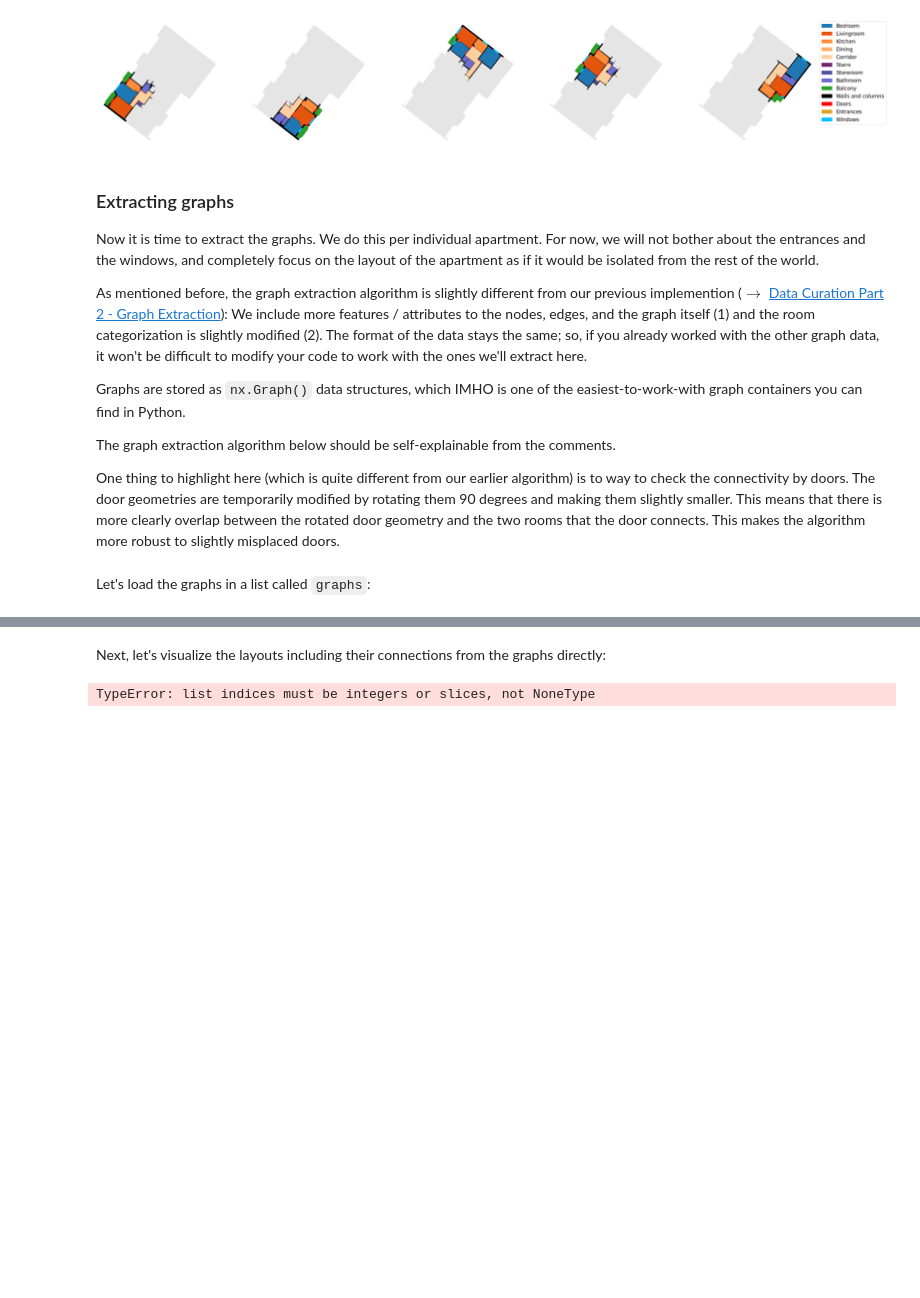
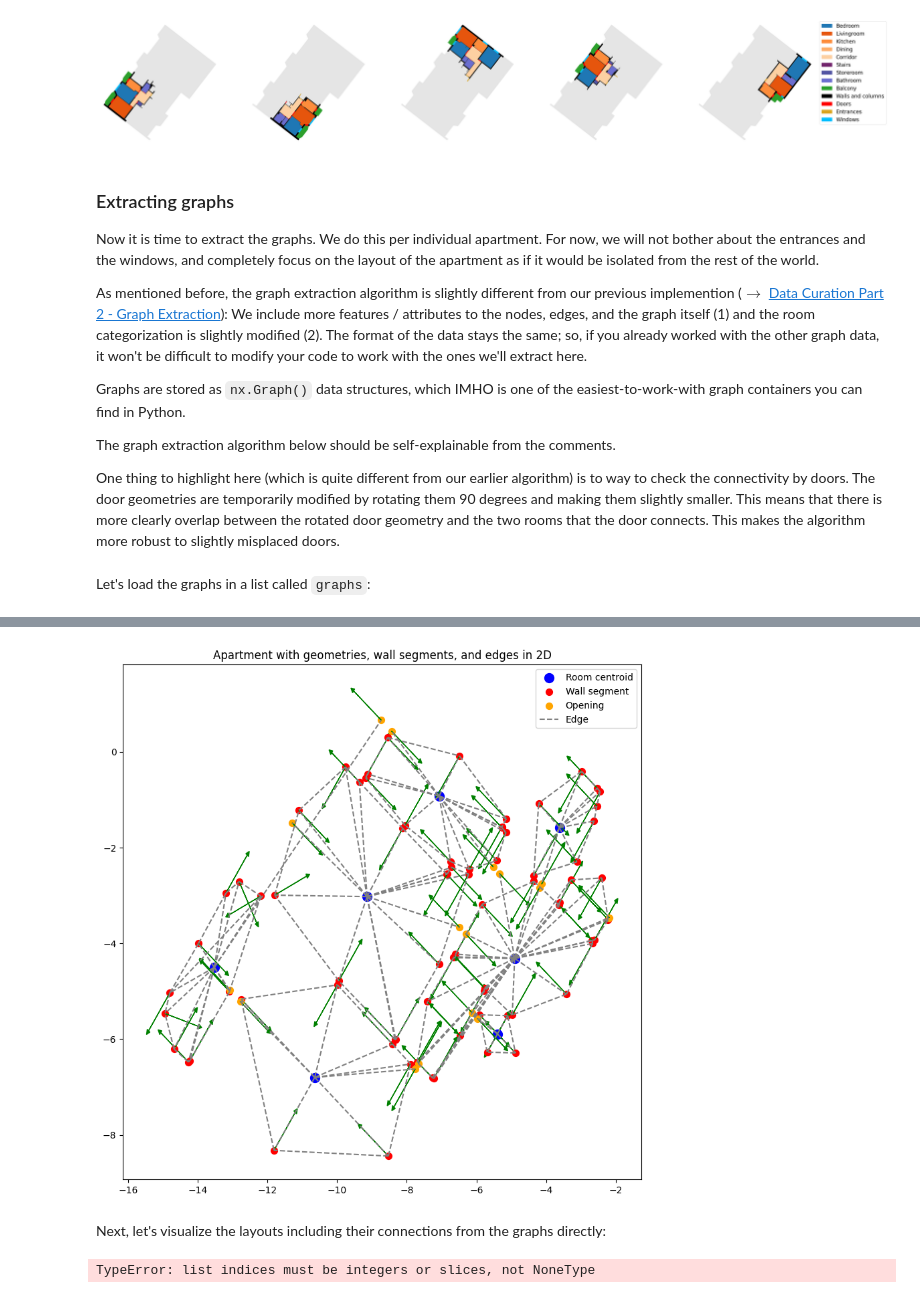
Before and after one commit to snt-arg/msd, a Jupyter notebook: NB - Data Curation 2.1 - Graph Extraction Apartment Level.ipynb, the cells around one changed output, grey strips where cells are left out. Drawn from its saved outputs; the diff is of its cells as text; code cells hidden in the pictures; blank space fills up the shorter version.

```diff
--- a/NB - Data Curation 2.1 - Graph Extraction Apartment Level.ipynb
+++ b/NB - Data Curation 2.1 - Graph Extraction Apartment Level.ipynb
@@ -257,7 +276,7 @@ fig, axs = plt.subplots(1, nc, figsize=(fs*nc, fs))
 axs = axs.flatten()
 
 # Loop through apartments
-for ax, (geoms, cats) in zip(axs, apartments):
+for ax, (geoms, cats, elevations, heights) in zip(axs, apartments):
 
     # Set axis
     ax.set_aspect('equal')
@@ -306,7 +325,7 @@ fig, axs = plt.subplots(1, nc, figsize=(fs*nc, fs))
 axs = axs.flatten()
 
 # Loop through apartments
-for ax, (geoms, cats) in zip(axs, apartments):
+for ax, (geoms, cats, elevations, heights) in zip(axs, apartments):
 
     # Set axis
     ax.set_aspect('equal')
@@ -574,8 +527,0 @@ Ultimo nodo aggiunto: 56
-# %%
-# stampa in maniera leggibile i nodi
-for n, d in agraphs[0].nodes(data=True):
-    print(n, d)
-
-    # stampa in maniera leggibile i nodi
-for n, d in graphs[0].nodes(data=True):
-    print(n, d)
@@ -599,0 +555,4 @@ for n, d in graphs[0].nodes(data=True):
+# %%
+n = np.array([0, 1])
+r = np.append(n, 0)
+print(r)
@@ -600,3 +561,79 @@ for n, d in graphs[0].nodes(data=True):
+# %%
+def plot_room_graph(apartment, G, plot_normals=False):
+    """
+    Visualizes all geometries in the apartment, their wall segments, and graph edges in 2D.
+
+    Parameters:
+    apartment (pd.DataFrame): DataFrame with room geometries.
+    G (nx.Graph): Graph with nodes ('type', 'center', 'normal') and edges.
+    plot_normals (bool): If True, plots wall segment normals.
+
+    Returns:
+    None: Displays the plot.
+    """
+    fig, ax = plt.subplots(1, 1, figsize=(10, 10))
+
+    # Draw all room polygons
+    for idx, row in apartment.iterrows():
+        room_polygon = Polygon(row['geom'].exterior.coords)
+        x, y = room_polygon.exterior.xy
+        ax.plot(x, y, color='black', label='Room polygon' if idx == 0 else "")
+
+    # Draw the room centroids
+    room_nodes = [n for n, d in G.nodes(data=True) if d['type'] == 'room']
+    for idx, room_node in enumerate(room_nodes):
+        room_data = G.nodes[room_node]
+        ax.scatter(room_data['center'][0], room_data['center'][1], color='blue', s=100, label='Room centroid' if idx == 0 else "")
+
+    # Draw the wall segments and their normals
+    wall_nodes = [n for n, d in G.nodes(data=True) if d['type'] == 'ws']
+    for idx, wn in enumerate(wall_nodes):
+        wall_data = G.nodes[wn]
+        ax.scatter(wall_data['center'][0], wall_data['center'][1], color='red', s=50, label='Wall segment' if idx == 0 else "")
+        if plot_normals:
+            ax.arrow(wall_data['center'][0], wall_data['center'][1],
+                     wall_data['normal'][0], wall_data['normal'][1],
+                     head_width=0.1, head_length=0.1, fc='green', ec='green', label='Normal' if idx == 0 and not plot_normals else "")
+
+    # Draw the opening and their normals
+    opening_nodes = [n for n, d in G.nodes(data=True) if d['type'] == 'door' or d['type'] == 'window']
+    for idx, on in enumerate(opening_nodes):
+        opening_data = G.nodes[on]
+        ax.scatter(opening_data['center'][0], opening_data['center'][1], color='orange', s=50, label='Opening' if idx == 0 else "")
+        if plot_normals:
+            ax.arrow(opening_data['center'][0], opening_data['center'][1],
+                     opening_data['normal'][0], opening_data['normal'][1],
+                     head_width=0.1, head_length=0.1, fc='green', ec='green', label='Normal' if idx == 0 and not plot_normals else "")
+
+    # Draw edges
+    for idx, edge in enumerate(G.edges(data=True)):
+        start_node = G.nodes[edge[0]]
+        end_node = G.nodes[edge[1]]
+        ax.plot([start_node['center'][0], end_node['center'][0]],
+                [start_node['center'][1], end_node['center'][1]],
+                color='gray', linestyle='--', label='Edge' if idx == 0 else "")
+
+    plt.title("Apartment with geometries, wall segments, and edges in 2D")
+    plt.legend()
+    plt.show()
+
+# #filter floor_df to get the apartment
+# dataset = gdf(pd.read_csv('data/MSD 5.664k (V1).csv'))  # ! change to your directory
+# floor_ids = dataset.floor_id.unique()
+
+# floor_DF = dataset[dataset.floor_id == floor_ids[1]]
+# floor_DF['geom'] = floor_DF['geom'].apply(wkt.loads)  # Convert WKT strings to Shapely geometry objects
+# floor_DF = floor_DF.set_geometry('geom')
+
+apartment_id = apartment_ids[0]
+floor_DF = floor_DF[floor_DF.apartment_id == apartment_id]
+
+
+#TODO some edge could be wrong, not exploring one balcony .. why? no direct connection to other rooms, balcony norms not corect
+# Plot the room graph
+plot_room_graph(floor_DF, graphs[0], plot_normals=True)
+# %% [output]
+[figure, added]
 # %% [markdown]
 Next, let's visualize the layouts including their connections from the graphs directly:
 # %%
```
Also changed, not shown: parts of 19 cells of this notebook.
